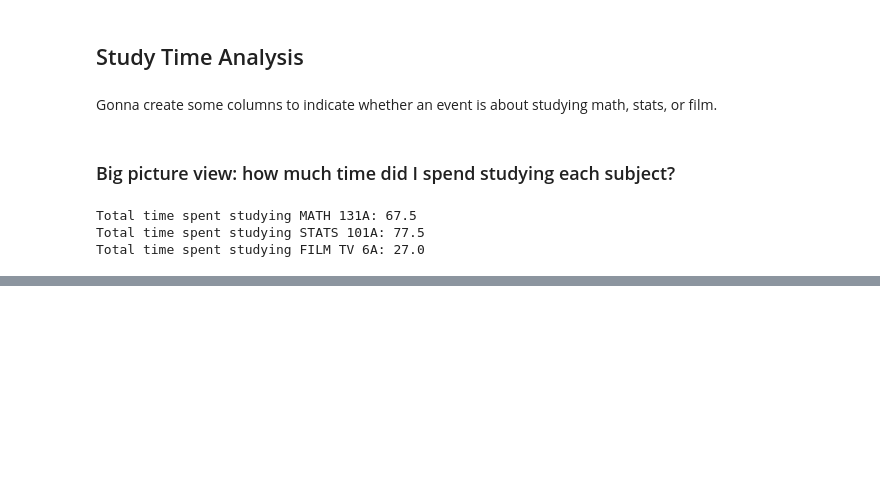
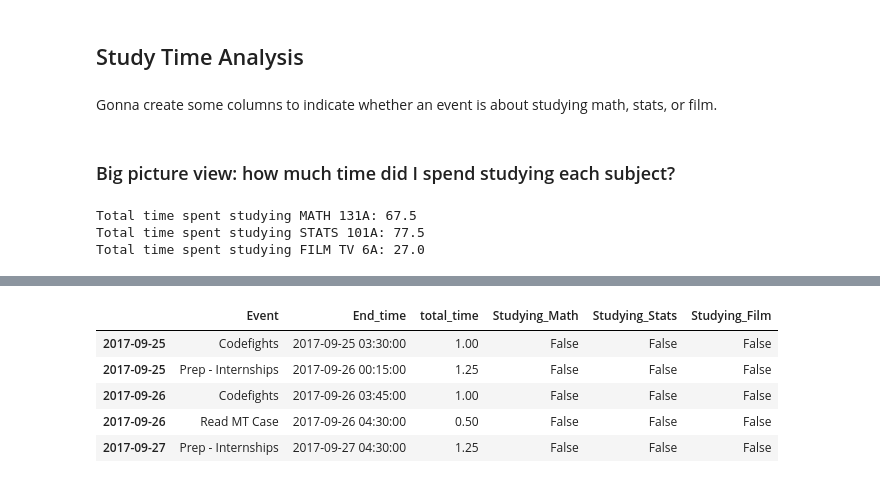
Before and after one commit to ashleyshine/ticktock, a Jupyter notebook: Tracking-Time.ipynb, the cells around one changed output, grey strips where cells are left out. Saved outputs shown, nothing was run; the diff lists cells and outputs as text; code cells hidden in the pictures; blank space fills up the shorter version.

```diff
--- a/Tracking-Time.ipynb
+++ b/Tracking-Time.ipynb
@@ -174,0 +175,9 @@ film_data = general_f17.loc[general_f17['Studying_Film']]
+# %%
+general_f17.head()
+# %% [output]
+|  | Event | End_time | total_time | Studying_Math | Studying_Stats | Studying_Film |
+| 2017-09-25 | Codefights | 2017-09-25 03:30:00 | 1.00 | False | False | False |
+| 2017-09-25 | Prep - Internships | 2017-09-26 00:15:00 | 1.25 | False | False | False |
+| 2017-09-26 | Codefights | 2017-09-26 03:45:00 | 1.00 | False | False | False |
+| 2017-09-26 | Read MT Case | 2017-09-26 04:30:00 | 0.50 | False | False | False |
+| 2017-09-27 | Prep - Internships | 2017-09-27 04:30:00 | 1.25 | False | False | False |
```
Also changed, not shown: parts of 6 cells of this notebook.
